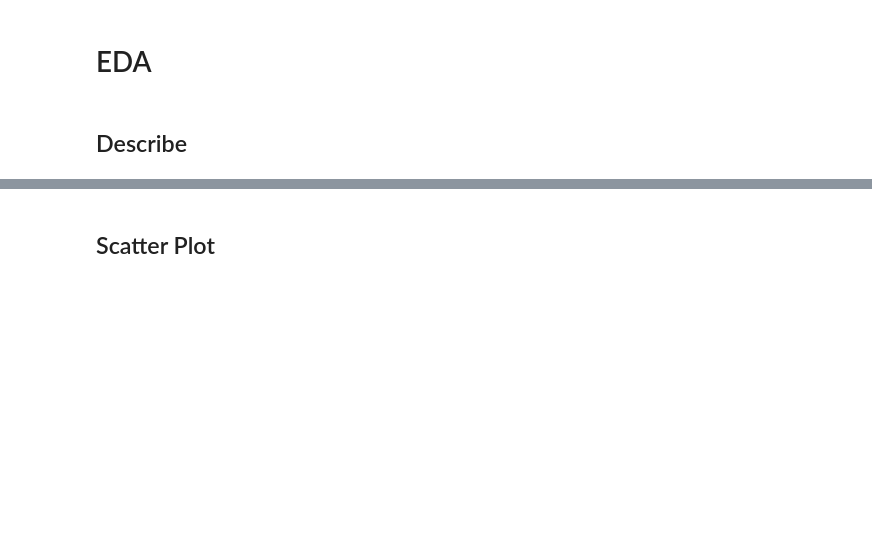
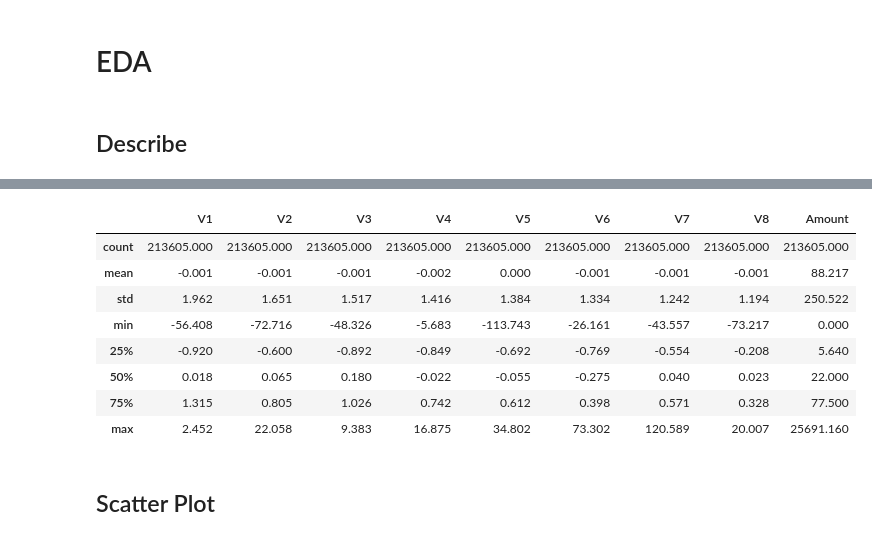
Before and after one commit to thomasport/fraud_detection, a Jupyter notebook: analysis/analysis.ipynb, the cells around one changed output, grey strips where cells are left out. Drawn from its saved outputs; the diff is of its cells as text; code cells hidden in the pictures; blank space fills up the shorter version.

```diff
--- a/analysis/analysis.ipynb
+++ b/analysis/analysis.ipynb
@@ -47,6 +54,18 @@ data_train[FEATURES].describe().style.format('{:.3f}')
 | 50% | 0.018 | 0.065 | 0.180 | -0.022 | -0.055 | -0.275 | 0.040 | 0.023 | -0.051 | -0.094 | -0.033 | ... |
 | 75% | 1.315 | 0.805 | 1.026 | 0.742 | 0.612 | 0.398 | 0.571 | 0.328 | 0.599 | 0.455 | 0.738 | ... |
 | max | 2.452 | 22.058 | 9.383 | 16.875 | 34.802 | 73.302 | 120.589 | 20.007 | 15.595 | 23.745 | 12.019 | ... |
+# %%
+data_train[FEATURES[:8]+["Amount"]].describe().style.format('{:.3f}')
+# %% [output]
+|  | V1 | V2 | V3 | V4 | V5 | V6 | V7 | V8 | Amount |
+| count | 213605.000 | 213605.000 | 213605.000 | 213605.000 | 213605.000 | 213605.000 | 213605.000 | 213605.000 | 213605.000 |
+| mean | -0.001 | -0.001 | -0.001 | -0.002 | 0.000 | -0.001 | -0.001 | -0.001 | 88.217 |
+| std | 1.962 | 1.651 | 1.517 | 1.416 | 1.384 | 1.334 | 1.242 | 1.194 | 250.522 |
+| min | -56.408 | -72.716 | -48.326 | -5.683 | -113.743 | -26.161 | -43.557 | -73.217 | 0.000 |
+| 25% | -0.920 | -0.600 | -0.892 | -0.849 | -0.692 | -0.769 | -0.554 | -0.208 | 5.640 |
+| 50% | 0.018 | 0.065 | 0.180 | -0.022 | -0.055 | -0.275 | 0.040 | 0.023 | 22.000 |
+| 75% | 1.315 | 0.805 | 1.026 | 0.742 | 0.612 | 0.398 | 0.571 | 0.328 | 77.500 |
+| max | 2.452 | 22.058 | 9.383 | 16.875 | 34.802 | 73.302 | 120.589 | 20.007 | 25691.160 |
 # %% [markdown]
 ## Scatter Plot
 # %%
```
Also changed, not shown: parts of 62 cells of this notebook.
